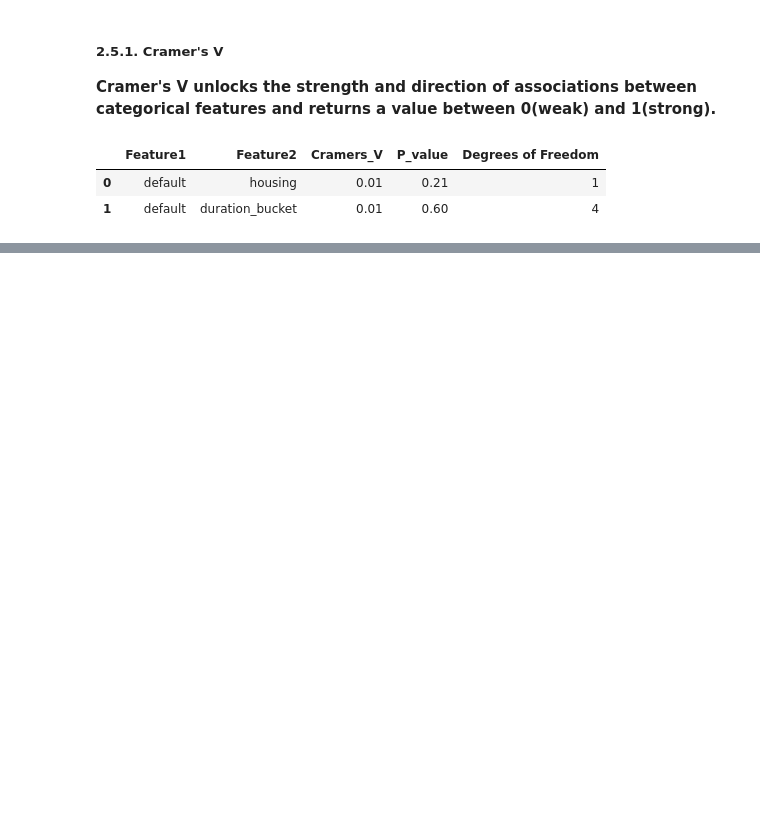
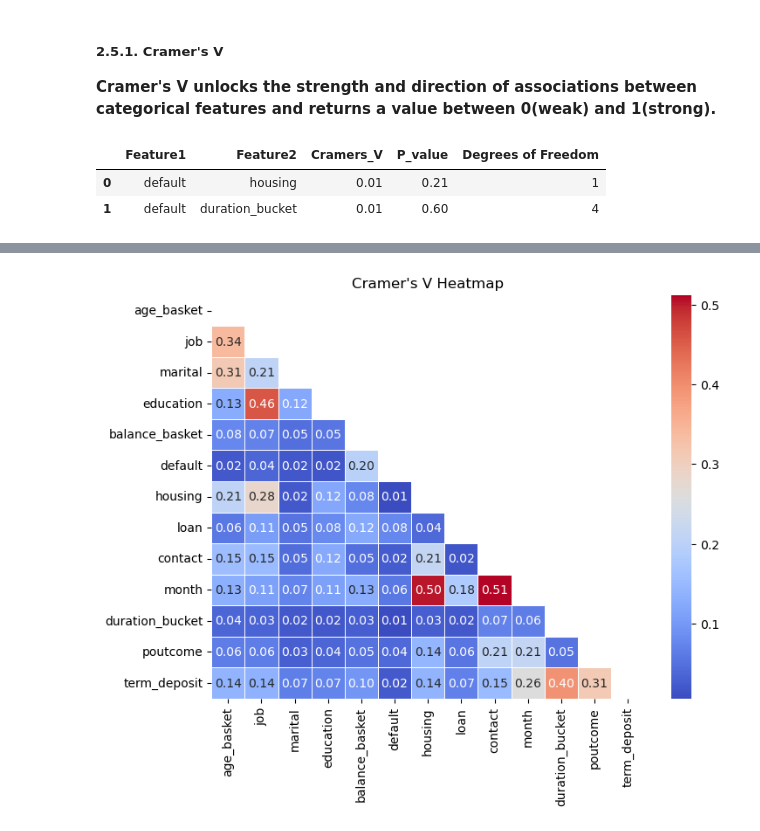
Before and after one commit to annugit1655/Bank-TeleMarketing, a Jupyter notebook: notebooks/06-model-baseline.ipynb, the cells around one changed output, grey strips where cells are left out. Drawn from its saved outputs; the diff is of its cells as text; code cells hidden in the pictures; blank space fills up the shorter version.

```diff
--- a/notebooks/06-model-baseline.ipynb
+++ b/notebooks/06-model-baseline.ipynb
@@ -407,0 +446,11 @@ cramers_df[(cramers_df['Feature2'] == 'term_deposit') | (cramers_df['Feature1']
+# %%
+cramers_df = filter_cat_features_visualization(winsorize_df)
+
+plt.figure(figsize=(8, 6))
+mask = np.zeros_like(cramers_df, dtype='bool')
+mask[np.triu_indices_from(mask)] = True
+sns.heatmap(cramers_df, mask=mask ,annot=True, cmap='coolwarm', fmt=".2f", linewidths=0.5)
+plt.title("Cramer's V Heatmap")
+plt.show()
+# %% [output]
+[figure, added]
```
Also changed, not shown: parts of 4 cells of this notebook, 1 other file.
